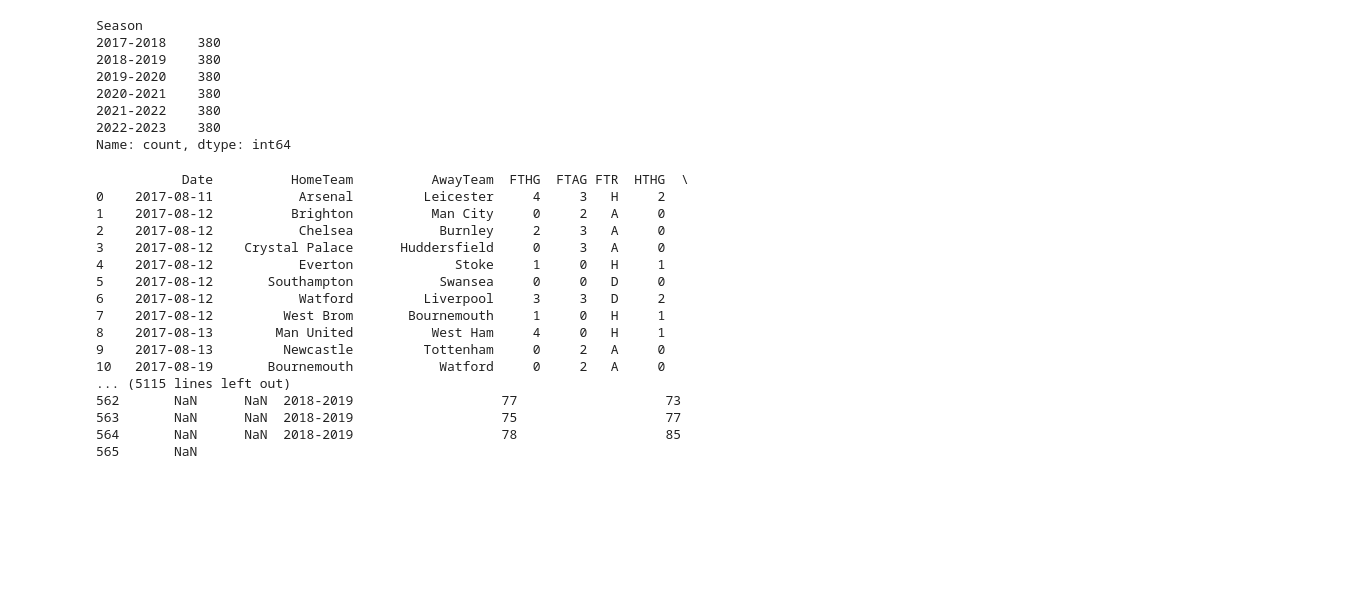
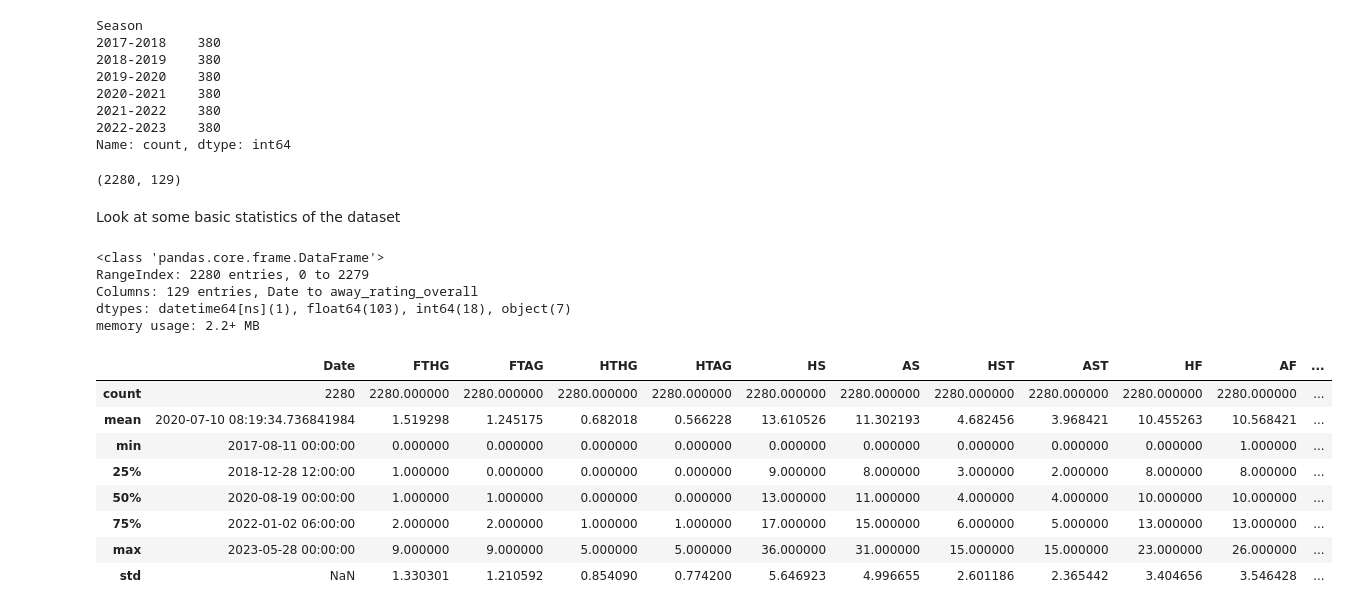
Before and after one commit to mathewsjoyy/Project_Code_Year3, a Jupyter notebook: Code/project.ipynb, the cells around one changed output. Drawn from its saved outputs; the diff is of its cells as text; code cells hidden in the pictures; blank space fills up the shorter version.

```diff
--- a/Code/project.ipynb
+++ b/Code/project.ipynb
@@ -106,22 +111,30 @@ match_df = pd.merge(match_df, team_overall_ratings_df, how='left', left_on=['Sea
 match_df = match_df.rename(columns={'Rating': 'away_rating_overall'})
 match_df = match_df.drop('Team', axis=1)  # drop the extra 'team' column
 
-match_df
+match_df.shape
 # %% [output]
-           Date          HomeTeam          AwayTeam  FTHG  FTAG FTR  HTHG  \
-0    2017-08-11           Arsenal         Leicester     4     3   H     2
-1    2017-08-12          Brighton          Man City     0     2   A     0
-2    2017-08-12           Chelsea           Burnley     2     3   A     0
-3    2017-08-12    Crystal Palace      Huddersfield     0     3   A     0
-4    2017-08-12           Everton             Stoke     1     0   H     1
-5    2017-08-12       Southampton           Swansea     0     0   D     0
-6    2017-08-12           Watford         Liverpool     3     3   D     2
-7    2017-08-12         West Brom       Bournemouth     1     0   H     1
-8    2017-08-13        Man United          West Ham     4     0   H     1
-9    2017-08-13         Newcastle         Tottenham     0     2   A     0
-10   2017-08-19       Bournemouth           Watford     0     2   A     0
-... (5115 lines left out)
-562       NaN      NaN  2018-2019                   77                   73
-563       NaN      NaN  2018-2019                   75                   77
-564       NaN      NaN  2018-2019                   78                   85
-565       NaN
+(2280, 129)
+# %% [markdown]
+Look at some basic statistics of the dataset
+# %%
+# Returns the summary of the DataFrame
+match_df.info()
+# %% [output]
+<class 'pandas.core.frame.DataFrame'>
+RangeIndex: 2280 entries, 0 to 2279
+Columns: 129 entries, Date to away_rating_overall
+dtypes: datetime64[ns](1), float64(103), int64(18), object(7)
+memory usage: 2.2+ MB
+# %%
+# Returns the statistical summary for numerical columns
+match_df.describe()
+# %% [output]
+|  | Date | FTHG | FTAG | HTHG | HTAG | HS | AS | HST | AST | HF | AF | ... |
+| count | 2280 | 2280.000000 | 2280.000000 | 2280.000000 | 2280.000000 | 2280.000000 | 2280.000000 | 2280.000000 | 2280.000000 | 2280.000000 | 2280.000000 | ... |
+| mean | 2020-07-10 08:19:34.736841984 | 1.519298 | 1.245175 | 0.682018 | 0.566228 | 13.610526 | 11.302193 | 4.682456 | 3.968421 | 10.455263 | 10.568421 | ... |
+| min | 2017-08-11 00:00:00 | 0.000000 | 0.000000 | 0.000000 | 0.000000 | 0.000000 | 0.000000 | 0.000000 | 0.000000 | 0.000000 | 1.000000 | ... |
+| 25% | 2018-12-28 12:00:00 | 1.000000 | 0.000000 | 0.000000 | 0.000000 | 9.000000 | 8.000000 | 3.000000 | 2.000000 | 8.000000 | 8.000000 | ... |
+| 50% | 2020-08-19 00:00:00 | 1.000000 | 1.000000 | 0.000000 | 0.000000 | 13.000000 | 11.000000 | 4.000000 | 4.000000 | 10.000000 | 10.000000 | ... |
+| 75% | 2022-01-02 06:00:00 | 2.000000 | 2.000000 | 1.000000 | 1.000000 | 17.000000 | 15.000000 | 6.000000 | 5.000000 | 13.000000 | 13.000000 | ... |
+| max | 2023-05-28 00:00:00 | 9.000000 | 9.000000 | 5.000000 | 5.000000 | 36.000000 | 31.000000 | 15.000000 | 15.000000 | 23.000000 | 26.000000 | ... |
+| std | NaN | 1.330301 | 1.210592 | 0.854090 | 0.774200 | 5.646923 | 4.996655 | 2.601186 | 2.365442 | 3.404656 | 3.546428 | ... |
```
Also changed, not shown: parts of 11 cells of this notebook.
